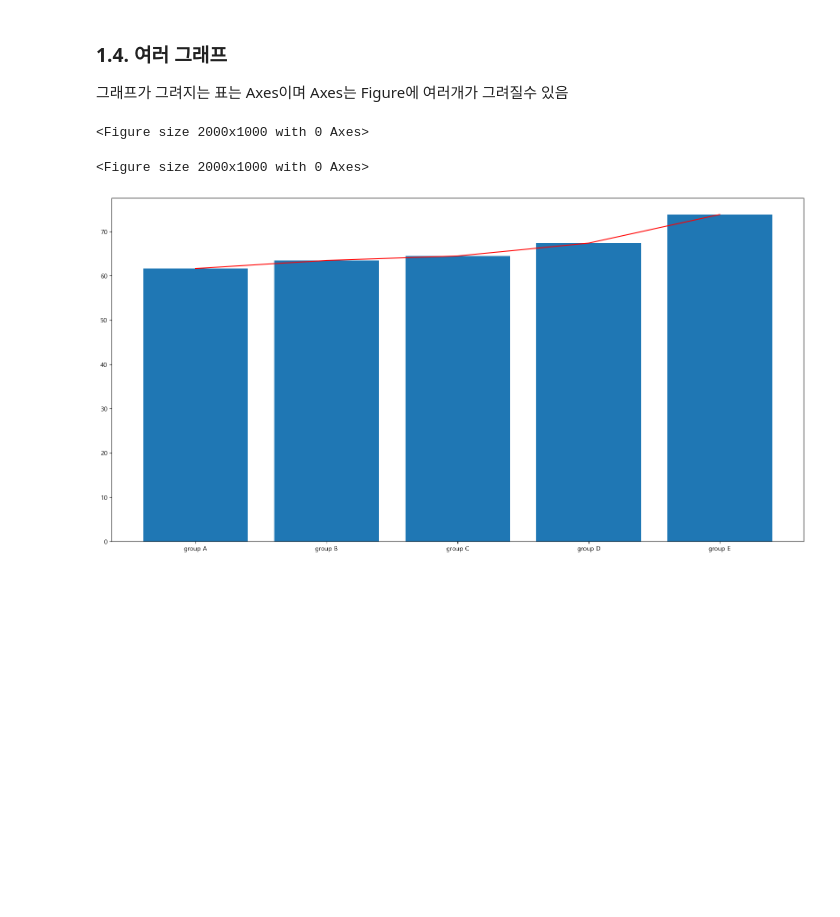
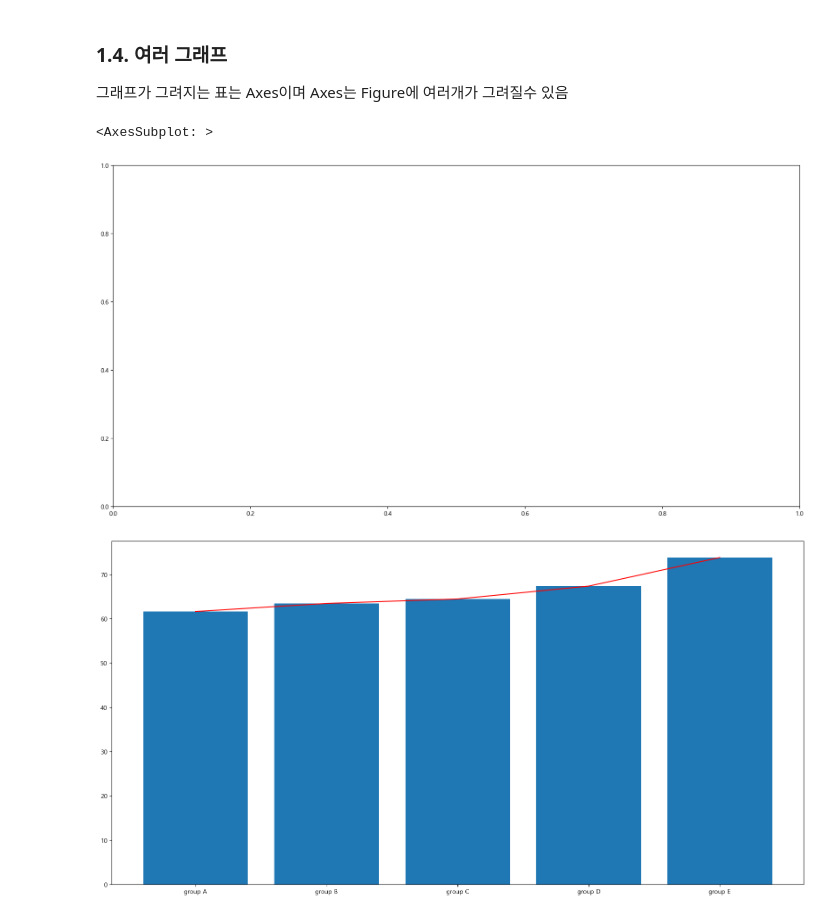
Before and after one commit to dnjsclf145/CDsamsung, a Jupyter notebook: 실습자료/06_데이터 시각화.ipynb, the cells around one changed output. Drawn from its saved outputs; the diff is of its cells as text; code cells hidden in the pictures; blank space fills up the shorter version.

```diff
--- a/실습자료/06_데이터 시각화.ipynb
+++ b/실습자료/06_데이터 시각화.ipynb
@@ -199,7 +235,9 @@ df_sp[['math score','reading score']].corr()
 # %%
 # subplots() 또는 figure 으로 Figure 정의
 plt.figure(figsize=(20,10))
+ax = plt.subplot()
+ax
 # plt.subplots(figsize = (20,10))
 # %% [output]
-<Figure size 2000x1000 with 0 Axes>
+<AxesSubplot: >
-<Figure size 2000x1000 with 0 Axes>
+[figure, added]
```
Also changed, not shown: parts of 22 cells of this notebook.
